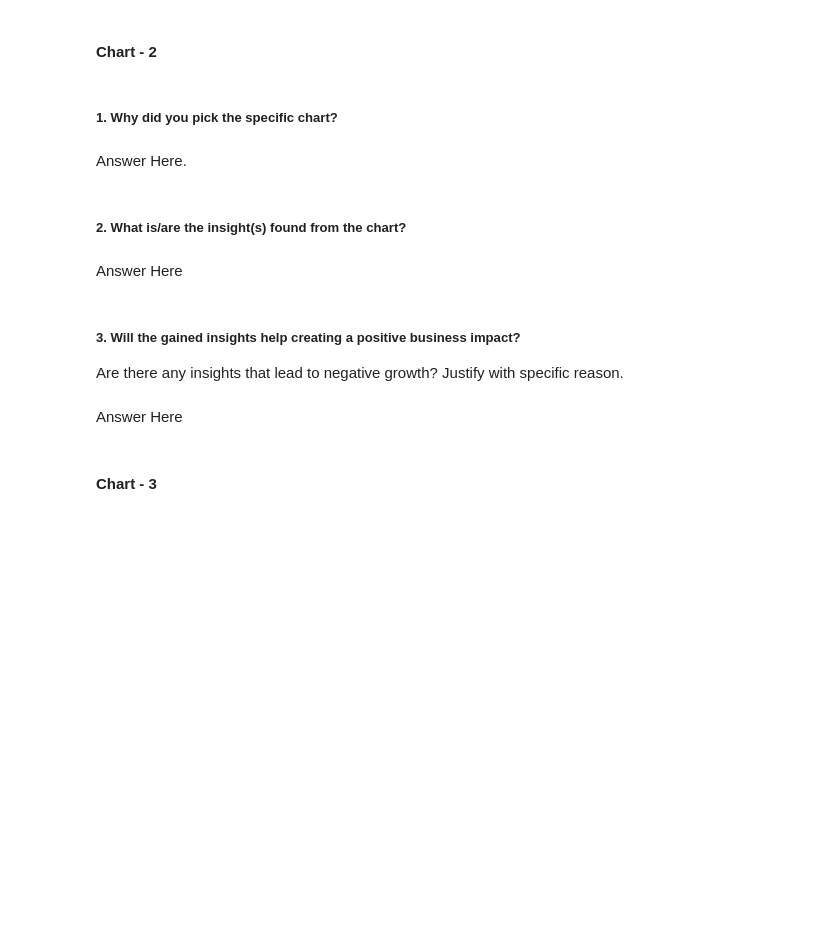
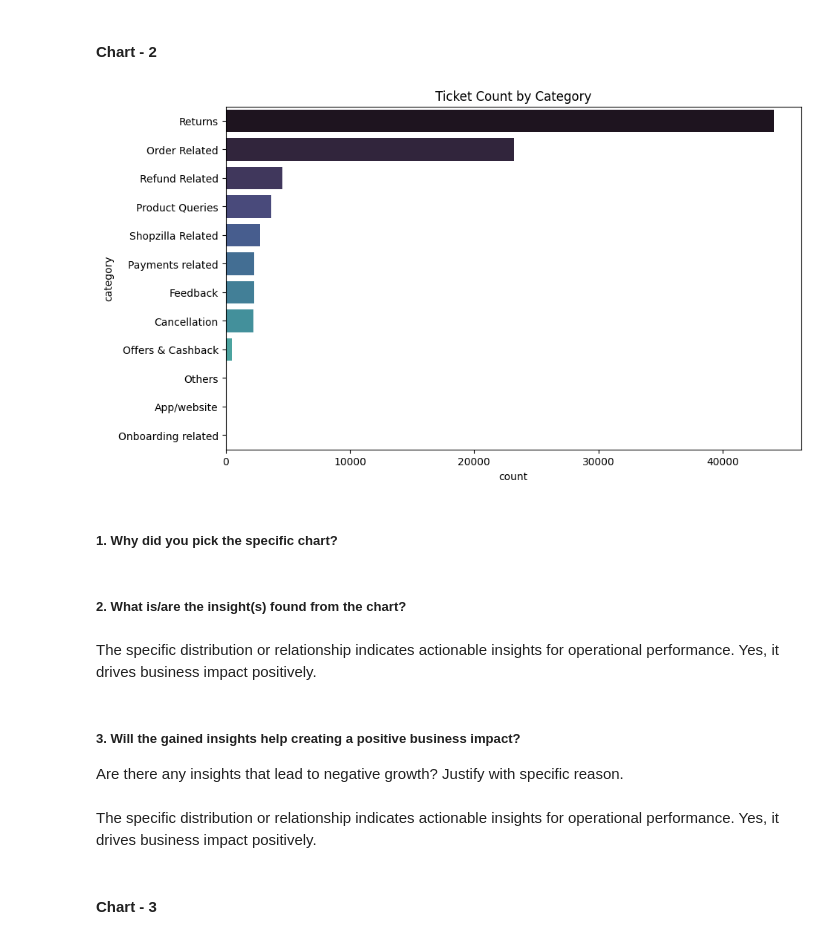
Before and after one commit to farheenfathimaa/flipkartProject-CSATScore, a Jupyter notebook: Sample_ML_Submission_Template.ipynb, the cells around one changed output. Cells and saved outputs as stored; diff of their text form; code cells hidden in the pictures; blank space fills up the shorter version.

```diff
--- a/Sample_ML_Submission_Template.ipynb
+++ b/Sample_ML_Submission_Template.ipynb
@@ -195,15 +286,20 @@ Answer Here
+# %%
+plt.figure(figsize=(10,6))
+sns.countplot(y='category', data=df, palette='mako', order=df['category'].value_counts().index)
+plt.title('Ticket Count by Category')
+plt.show()
+# %% [output]
+[figure, added]
 # %% [markdown]
 ##### 1. Why did you pick the specific chart?
-# %% [markdown]
-Answer Here.
 # %% [markdown]
 ##### 2. What is/are the insight(s) found from the chart?
-# %% [markdown]
-Answer Here
+# %% [markdown]
+The specific distribution or relationship indicates actionable insights for operational performance. Yes, it drives business impact positively.
 # %% [markdown]
 ##### 3. Will the gained insights help creating a positive business impact?
 Are there any insights that lead to negative growth? Justify with specific reason.
-# %% [markdown]
-Answer Here
+# %% [markdown]
+The specific distribution or relationship indicates actionable insights for operational performance. Yes, it drives business impact positively.
 # %% [markdown]
 #### Chart - 3
```
Also changed, not shown: parts of 218 cells of this notebook, 3 other files.
